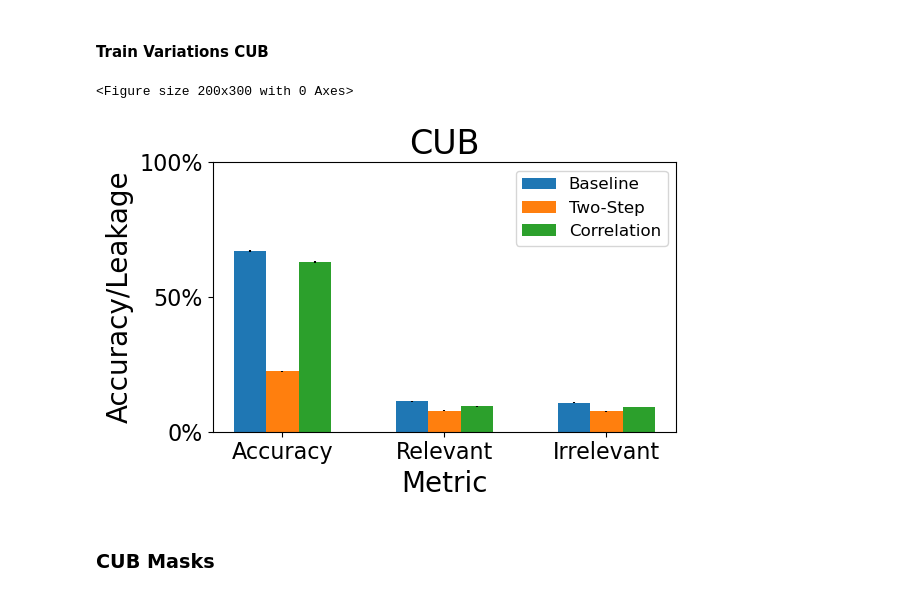
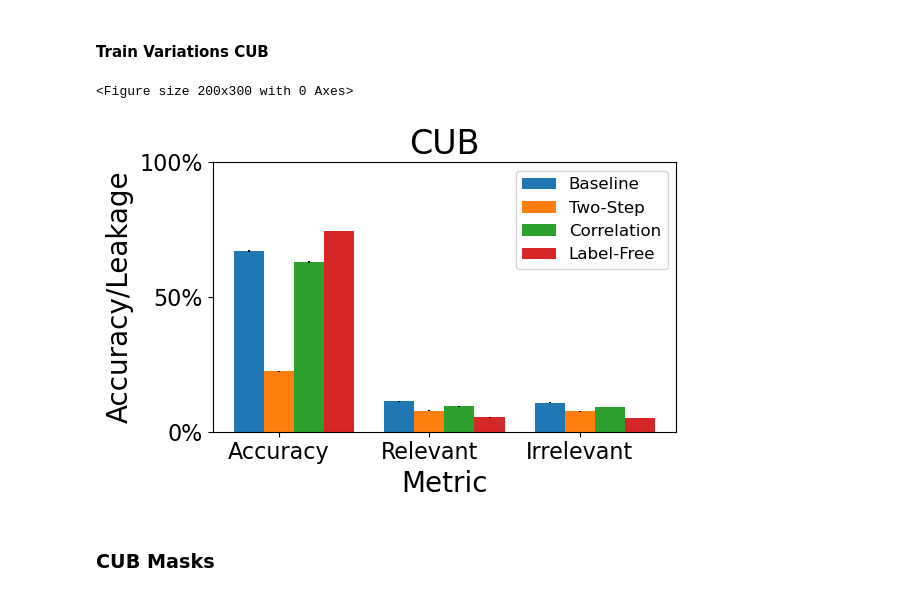
Before and after one commit to naveenr414/Spurious-Concepts, a Jupyter notebook: scripts/notebooks/Plotting.ipynb, the cells around one changed output. Cells and saved outputs as stored; diff of their text form; code cells hidden in the pictures.

```diff
--- a/scripts/notebooks/Plotting.ipynb
+++ b/scripts/notebooks/Plotting.ipynb
@@ -1931,8 +1982,8 @@ plt.savefig("../../results/figures/cub_mean_heatmap.pdf",dpi=300, bbox_inches='t
 # %%
 seeds = [42,43,44]
 
-variation_list = ["none","loss","half"]
-nice_name = ["Baseline","Two-Step","Correlation"]
+variation_list = ["none","loss","half","label-free"]
+nice_name = ["Baseline","Two-Step","Correlation","Label-Free"]
 
 accuracy_variation = []
 relevant_variation = []
@@ -1949,6 +2000,9 @@ for seed in seeds:
         else:
             results_loc = '../../results/cub/mask_epsilon_{}.json'.format(seed)
         results = json.load(open(results_loc,"r"))
+
+        if variation == 'label-free':
+            results['test_acc'] = 0.7458
 
         accuracy_variation[-1].append(results['test_acc'])
         relevant_variation[-1].append(get_avg_part_part(results['part_mask']))
@@ -1982,34 +2036,34 @@ ax.set_ylim([0,1])
 ax.set_ylabel('Accuracy/Leakage',fontsize=20)
 plt.xlabel("Metric",fontsize=20)
 
 # Plot the bars with standard deviation error bars
 width = 0.2
 for i in range(len(mean_accuracy)):
     ax.bar(ind + (i-1)*width, [mean_accuracy[i],mean_relevant[i],mean_irrelevant[i]], width, yerr=[std_accuracy[i],std_relevant[i],std_irrelevant[i]], label=nice_name[i])
 
 
 # plt.fill_between(x_vals, mean_accuracy - std_accuracy, mean_accuracy + std_accuracy, alpha=0.3, color='red')
 # plt.plot(x_vals, mean_accuracy, 'rD--', label="Accuracy")
 # plt.plot(x_vals, mean_accuracy_retrain, 'r:', label="Accuracy Retrain")
 
 # plt.fill_between(x_vals, mean_leakage - std_leakage, mean_leakage + std_leakage, alpha=0.3, color='blue')
 # plt.plot(x_vals, mean_leakage, 'bD--', label="Leakage")
 # plt.plot(x_vals, mean_leakage_retrain, 'b:', label="Leakage Retrain")
 
 plt.title("CUB",fontsize=24)
 # # Add labels, legend, and title
 # plt.xlabel('Pruning Rate',fontsize=14)
 # plt.ylabel('Accuracy/Leakage',fontsize=14)
 plt.legend(fontsize=12)
 plt.tight_layout()
 
 plt.savefig("../../results/figures/train_variation_cub.pdf",dpi=300,bbox_inches='tight')
 
 # Show the plot
 plt.show()
 # %% [output]
 <Figure size 200x300 with 0 Axes>
-[figure, old version]
+[figure, new version]
 # %%
 accuracy_variation
 # %% [markdown]
```
Also changed, not shown: parts of 1 cell of this notebook, 31 other files.
